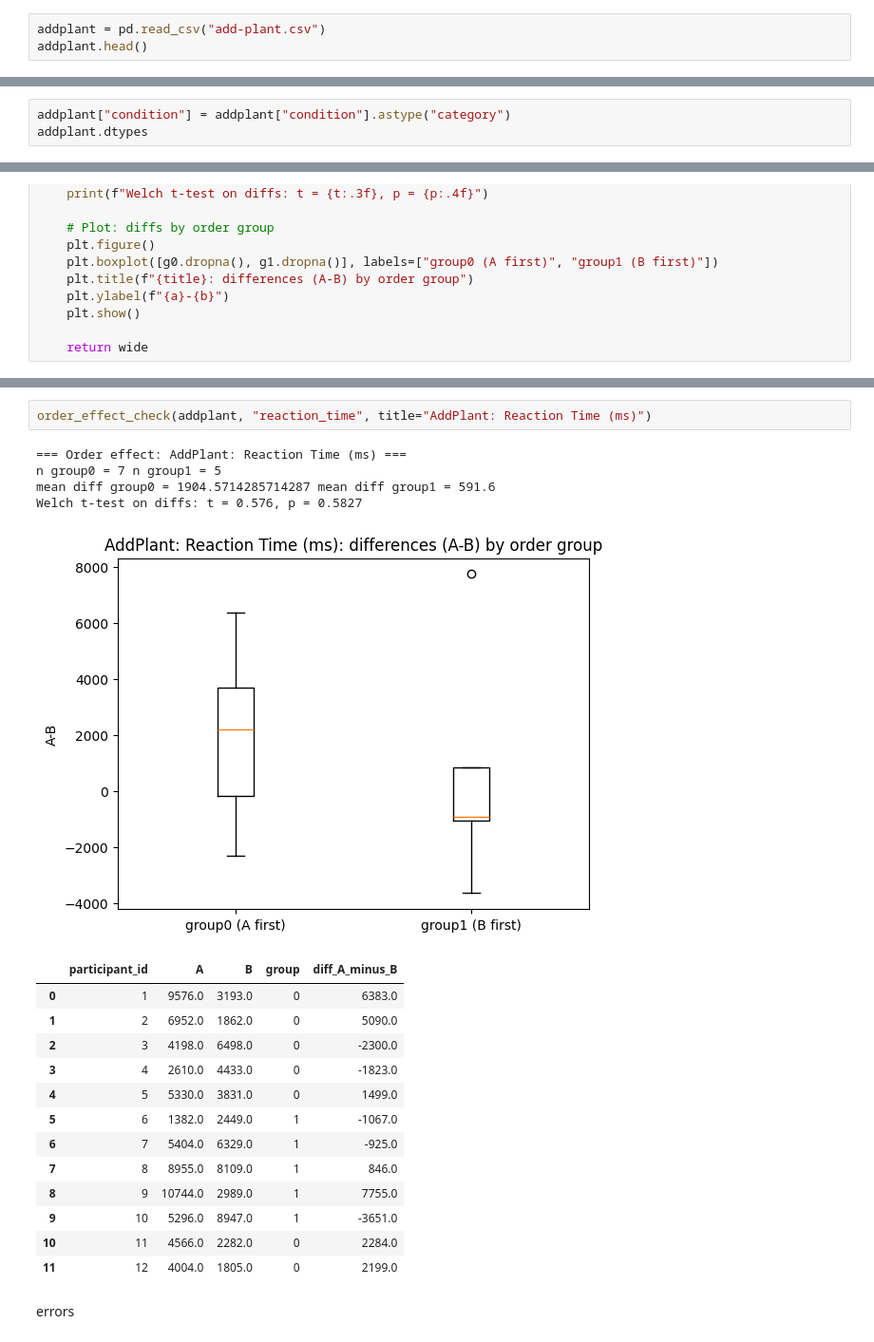
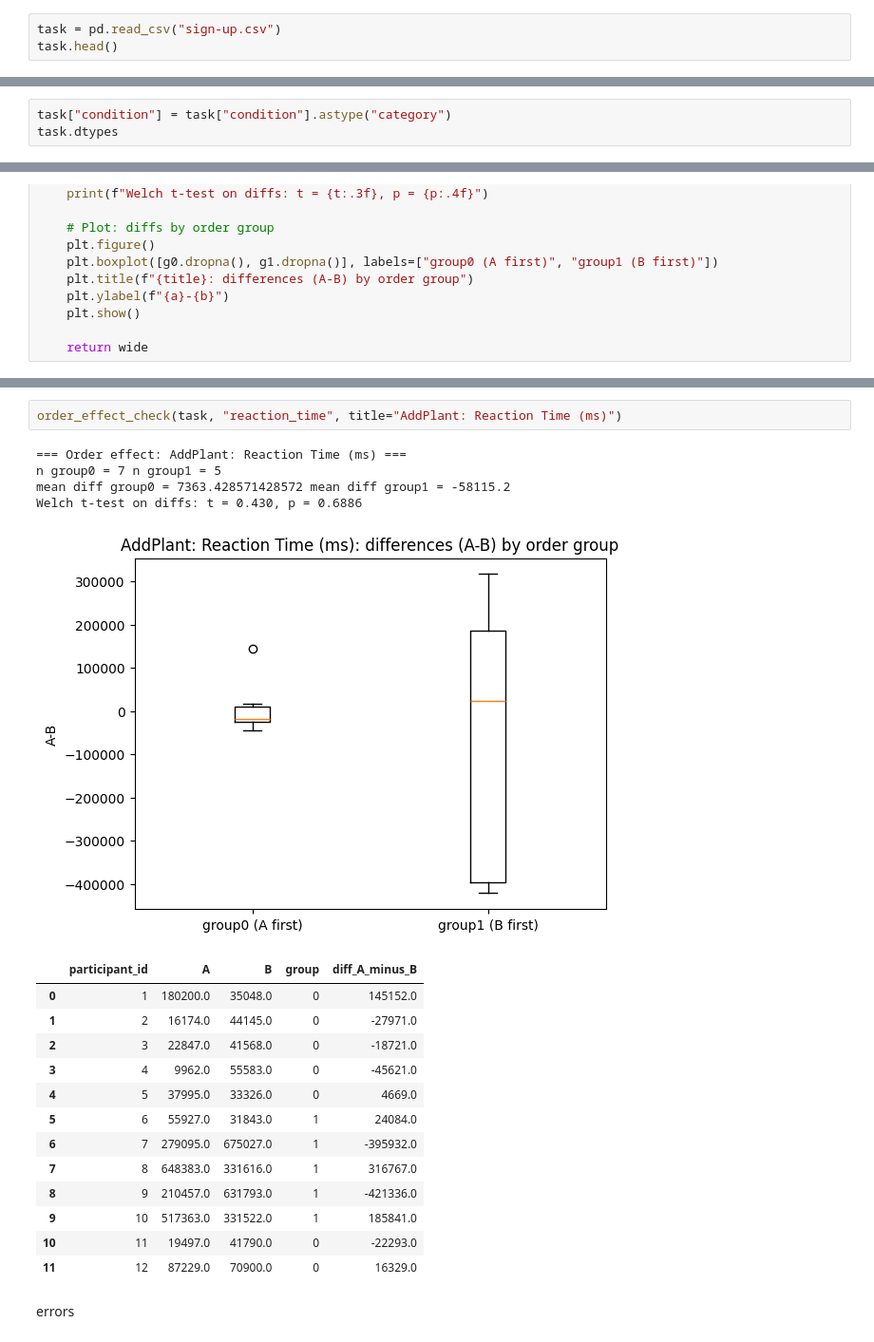
Before and after one commit to berrakkilic/UIPraktikum, a Jupyter notebook: signUpAnalysis.ipynb, the cells around one changed output, grey strips where cells are left out. Shown at 95% size. Cells and saved outputs as stored; diff of their text form.

```diff
--- a/signUpAnalysis.ipynb
+++ b/signUpAnalysis.ipynb
@@ -5,6 +5,6 @@ from scipy import stats
 import matplotlib.pyplot as plt
 import statsmodels.api as sm
 # %%
-addplant = pd.read_csv("add-plant.csv")
-addplant.head()
+task = pd.read_csv("sign-up.csv")
+task.head()
 # %% [output]
@@ -17,4 +17,4 @@ addplant.head()
 # %%
-addplant["condition"] = addplant["condition"].astype("category")
-addplant.dtypes
+task["condition"] = task["condition"].astype("category")
+task.dtypes
 # %% [output]
@@ -97,24 +95,24 @@ order effect on diff (Welch): t = 0.5756785320996402 p = 0.5826856984144262
 # %%
-order_effect_check(addplant, "reaction_time", title="AddPlant: Reaction Time (ms)")
+order_effect_check(task, "reaction_time", title="AddPlant: Reaction Time (ms)")
 # %% [output]
 === Order effect: AddPlant: Reaction Time (ms) ===
 n group0 = 7 n group1 = 5
-mean diff group0 = 1904.5714285714287 mean diff group1 = 591.6
-Welch t-test on diffs: t = 0.576, p = 0.5827
+mean diff group0 = 7363.428571428572 mean diff group1 = -58115.2
+Welch t-test on diffs: t = 0.430, p = 0.6886
-[figure, old version]
+[figure, new version]
 |  | participant_id | A | B | group | diff_A_minus_B |
-| 0 | 1 | 9576.0 | 3193.0 | 0 | 6383.0 |
-| 1 | 2 | 6952.0 | 1862.0 | 0 | 5090.0 |
-| 2 | 3 | 4198.0 | 6498.0 | 0 | -2300.0 |
-| 3 | 4 | 2610.0 | 4433.0 | 0 | -1823.0 |
-| 4 | 5 | 5330.0 | 3831.0 | 0 | 1499.0 |
-| 5 | 6 | 1382.0 | 2449.0 | 1 | -1067.0 |
-| 6 | 7 | 5404.0 | 6329.0 | 1 | -925.0 |
-| 7 | 8 | 8955.0 | 8109.0 | 1 | 846.0 |
-| 8 | 9 | 10744.0 | 2989.0 | 1 | 7755.0 |
-| 9 | 10 | 5296.0 | 8947.0 | 1 | -3651.0 |
-| 10 | 11 | 4566.0 | 2282.0 | 0 | 2284.0 |
-| 11 | 12 | 4004.0 | 1805.0 | 0 | 2199.0 |
+| 0 | 1 | 180200.0 | 35048.0 | 0 | 145152.0 |
+| 1 | 2 | 16174.0 | 44145.0 | 0 | -27971.0 |
+| 2 | 3 | 22847.0 | 41568.0 | 0 | -18721.0 |
+| 3 | 4 | 9962.0 | 55583.0 | 0 | -45621.0 |
+| 4 | 5 | 37995.0 | 33326.0 | 0 | 4669.0 |
+| 5 | 6 | 55927.0 | 31843.0 | 1 | 24084.0 |
+| 6 | 7 | 279095.0 | 675027.0 | 1 | -395932.0 |
+| 7 | 8 | 648383.0 | 331616.0 | 1 | 316767.0 |
+| 8 | 9 | 210457.0 | 631793.0 | 1 | -421336.0 |
+| 9 | 10 | 517363.0 | 331522.0 | 1 | 185841.0 |
+| 10 | 11 | 19497.0 | 41790.0 | 0 | -22293.0 |
+| 11 | 12 | 87229.0 | 70900.0 | 0 | 16329.0 |
 # %% [markdown]
 errors
 # %%
```
Also changed, not shown: parts of 20 cells of this notebook.
